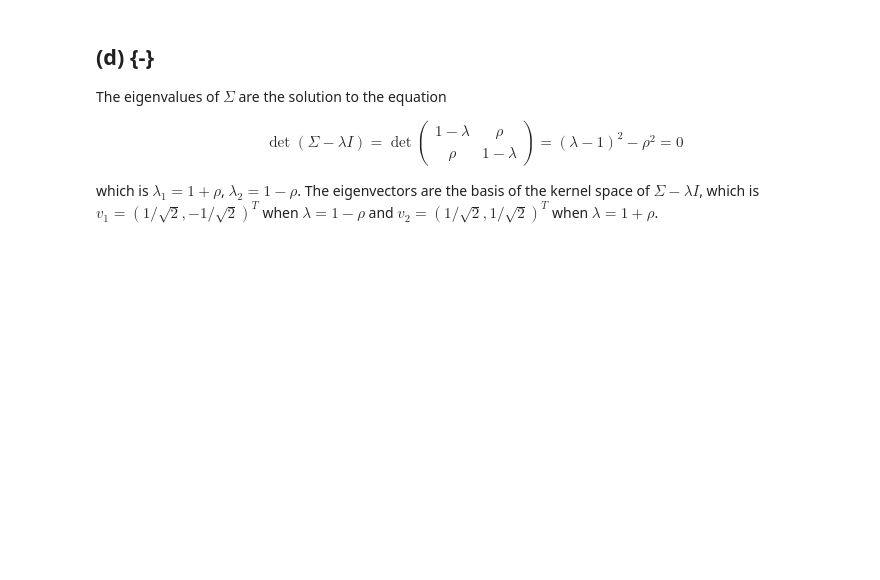
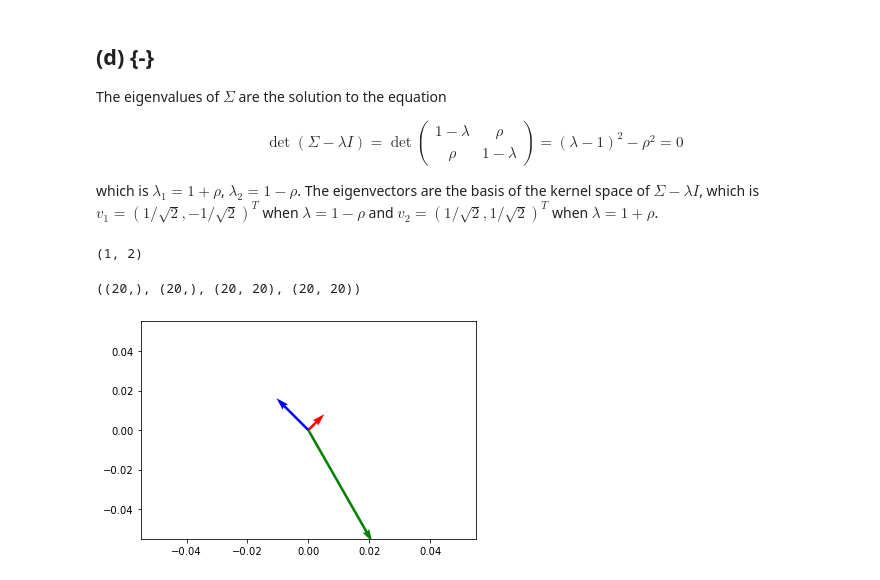
Before and after one commit to beginnerSC/mscf_hw, a Jupyter notebook: ML I/Homework #2.ipynb, the cells around one changed output. Saved outputs shown, nothing was run; the diff lists cells and outputs as text; code cells hidden in the pictures; blank space fills up the shorter version.

```diff
--- a/ML I/Homework #2.ipynb
+++ b/ML I/Homework #2.ipynb
@@ -89,6 +89,25 @@ The eigenvalues of $\Sigma$ are the solution to the equation
 \end{align*}
 which is $\lambda_1 = 1+\rho$, $\lambda_2 = 1-\rho$.
 The eigenvectors are the basis of the kernel space of $\Sigma - \lambda I$, which is $v_1 = (1/\sqrt2, -1/\sqrt2)^T$ when $\lambda = 1-\rho$ and $v_2 = (1/\sqrt2, 1/\sqrt2)^T$ when $\lambda = 1+\rho$.
+# %%
+mean.iloc[0, 0], mean.iloc[0, 1]
+# %% [output]
+(1, 2)
+# %%
+X.shape, Y.shape, U.shape, V.shape
+# %% [output]
+((20,), (20,), (20, 20), (20, 20))
+# %%
+import numpy as np
+import matplotlib.pyplot as plt
+
+V = np.array([[1,1], [-2,2], [4,-7]])
+origin = np.array([[0, 0, 0], [0, 0, 0]]) # origin point
+
+plt.quiver(*origin, V[:,0], V[:,1], color=['r','b','g'], scale=21)
+plt.show()
+# %% [output]
+[figure, added]
 # %%
 fig, (ax0, ax1) = plt.subplots(1, 2)
 
```
Also changed, not shown: parts of 4 cells of this notebook.
